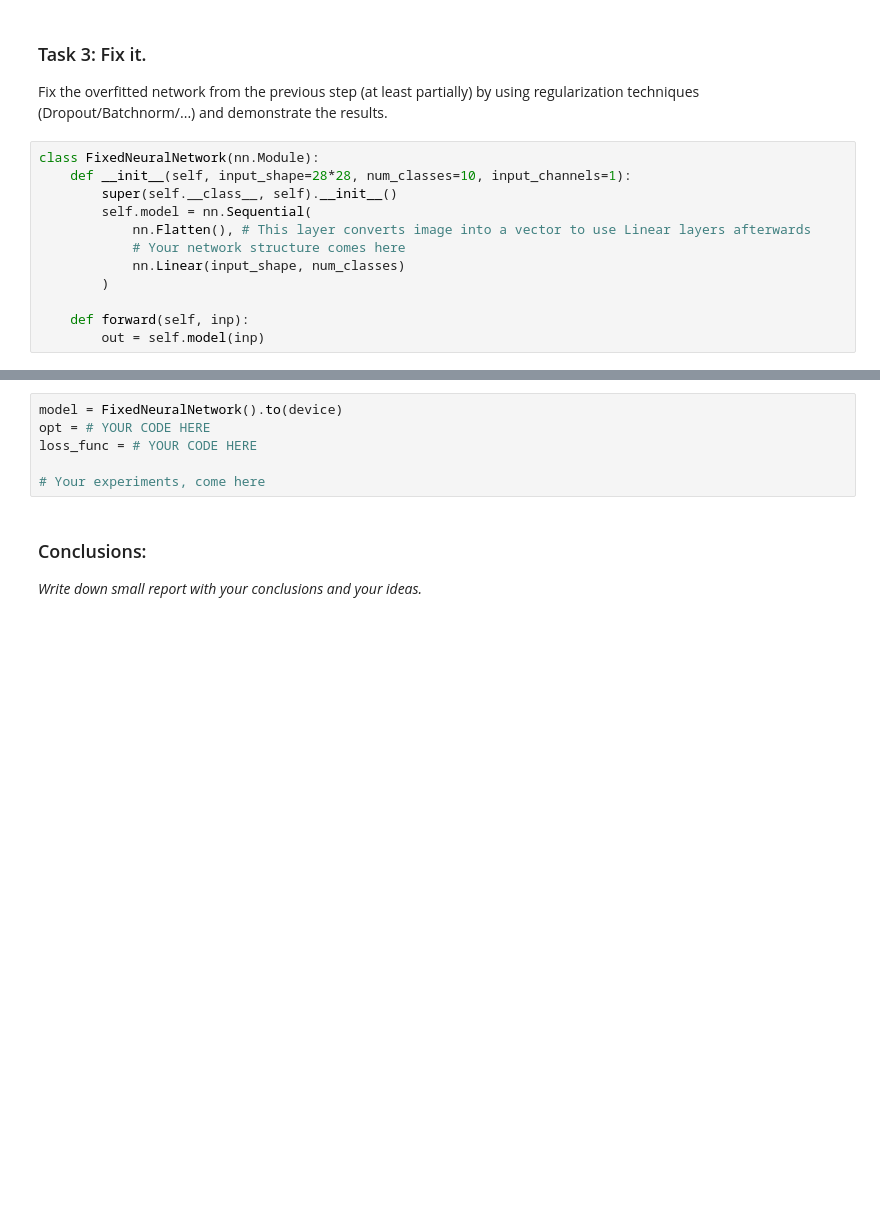
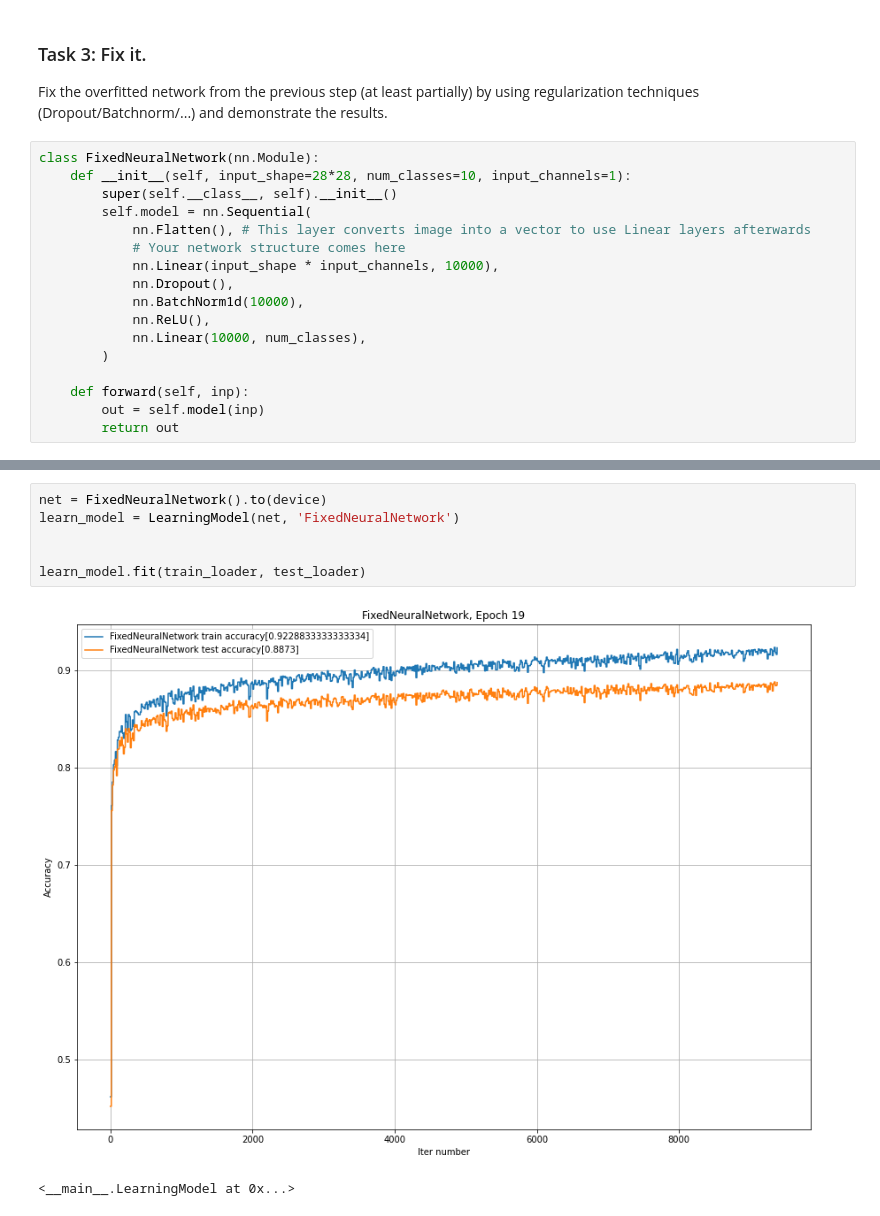
Before and after one commit to alex-kozinov/courses, a Jupyter notebook: mipt-ml-beginning/labs/03_dl/Lab3_DL_part2_overfitting.ipynb, the cells around one changed output, grey strips where cells are left out. Saved outputs shown, nothing was run; the diff lists cells and outputs as text; blank space fills up the shorter version.

```diff
--- a/mipt-ml-beginning/labs/03_dl/Lab3_DL_part2_overfitting.ipynb
+++ b/mipt-ml-beginning/labs/03_dl/Lab3_DL_part2_overfitting.ipynb
@@ -345,10 +346,15 @@ class FixedNeuralNetwork(nn.Module):
         self.model = nn.Sequential(
             nn.Flatten(), # This layer converts image into a vector to use Linear layers afterwards
             # Your network structure comes here
-            nn.Linear(input_shape, num_classes)
+            nn.Linear(input_shape * input_channels, 10000),
+            nn.Dropout(),
+            nn.BatchNorm1d(10000),
+            nn.ReLU(),
+            nn.Linear(10000, num_classes),
         )
 
     def forward(self, inp):
         out = self.model(inp)
+        return out
 # %%
 torchsummary.summary(FixedNeuralNetwork().to(device), (28*28,))
@@ -355,9 +381,9 @@ torchsummary.summary(FixedNeuralNetwork().to(device), (28*28,))
-# %%
-model = FixedNeuralNetwork().to(device)
-opt = # YOUR CODE HERE
-loss_func = # YOUR CODE HERE
-
-# Your experiments, come here
-# %% [markdown]
-### Conclusions:
-_Write down small report with your conclusions and your ideas._
+# %%
+net = FixedNeuralNetwork().to(device)
+learn_model = LearningModel(net, 'FixedNeuralNetwork')
+
+
+learn_model.fit(train_loader, test_loader)
+# %% [output]
+[figure, added]
+<__main__.LearningModel at 0x...>
```
Also changed, not shown: parts of 3 cells of this notebook.
